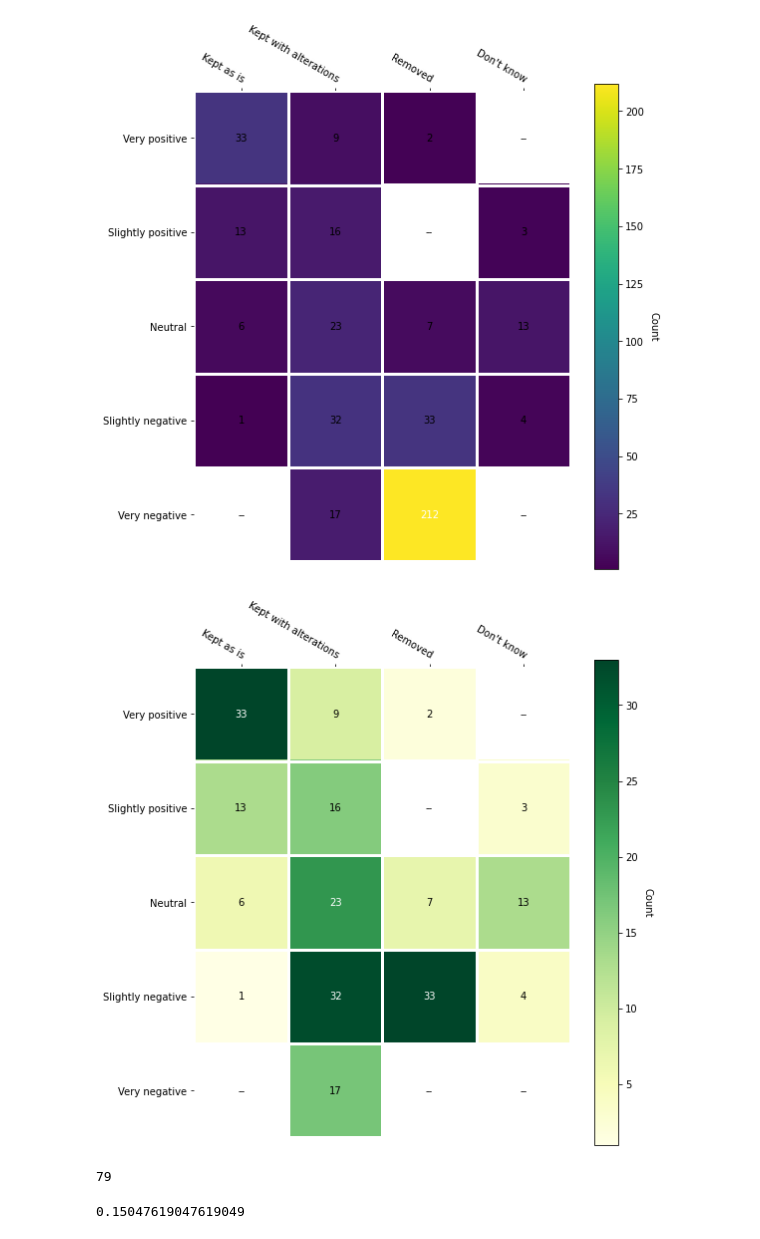
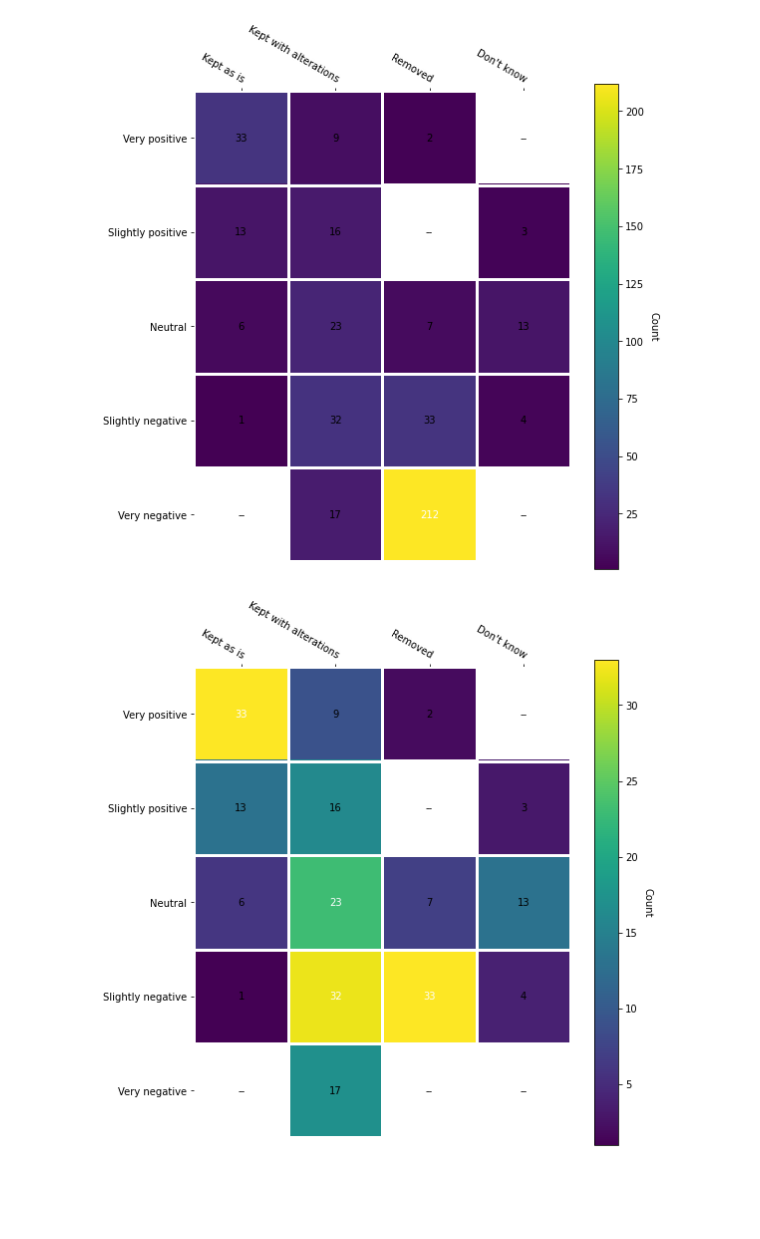
Before and after one commit to annarailton/littlemore_ltn_analysis, a Jupyter notebook: lpc_ltn_analysis.ipynb, the cells around one changed output. Drawn from its saved outputs; the diff is of its cells as text; code cells hidden in the pictures; blank space fills up the shorter version.

```diff
--- a/lpc_ltn_analysis.ipynb
+++ b/lpc_ltn_analysis.ipynb
@@ -724,7 +786,5 @@ Here we are going to ignore the 15\% of respondants that did not answer this que
 # %%
-df["school_run_drive"] = (
-    df["3_drive_reasons"].str.contains("School run").fillna(value=False)
-)
+df["school_run_drive"] = df["3_drive_reasons"].str.contains("School run").fillna(value=False)
 # %%
 df["school_run_drive"].value_counts()
 # %% [output]
@@ -733,10 +793,7 @@ True     104
 Name: school_run_drive, dtype: int64
 # %%
 qu4_results = {
-    "All": df["4_ltn_impact"]
-    .value_counts(dropna=True, normalize=True)
-    .sort_index()
-    .tolist()
+    "All": df["4_ltn_impact"].value_counts(dropna=True, normalize=True).sort_index().tolist()
 }
 qu4_results = {k: list(map(lambda x: x * 100, v)) for k, v in qu4_results.items()}
 qu4_results
@@ -1079,0 +1172,12 @@ plt.show()
+# %%
+conditions = [
+    (df["5_liddell_road"] == "Agree") & (df["5_beauchamp_lane"] == "Agree") & (df["5_mayfair_road"] == "Agree") & (df["5_church_hill_road"] == "Agree") & (df["5_bartholomew_road"] == "Agree") & (df["5_littlemore_road"] == "Agree"),
+    (df["5_liddell_road"] == "Change") & (df["5_beauchamp_lane"] == "Change") & (df["5_mayfair_road"] == "Change") & (df["5_church_hill_road"] == "Change") & (df["5_bartholomew_road"] == "Change") & (df["5_littlemore_road"] == "Change"),
+    (df["5_liddell_road"] == "Remove") & (df["5_beauchamp_lane"] == "Remove") & (df["5_mayfair_road"] == "Remove") & (df["5_church_hill_road"] == "Remove") & (df["5_bartholomew_road"] == "Remove") & (df["5_littlemore_road"] == "Remove"),
+    (df["5_liddell_road"] == "No opinion") & (df["5_beauchamp_lane"] == "No opinion") & (df["5_mayfair_road"] == "No opinion") & (df["5_church_hill_road"] == "No opinion") & (df["5_bartholomew_road"] == "No opinion") & (df["5_littlemore_road"] == "No opinion"),
+]
+values = ["Agree", "Change", "Remove", "No opinion"]
+df["5_nuance"] = np.select(conditions, values)
+df["5_nuance"].value_counts(
+    dropna=False, normalize=True
+)
@@ -1165,6 +1277,7 @@ pivot_table_heatplot(pivot_table)
 # %%
 # These two functions are from https://matplotlib.org/stable/gallery/images_contours_and_fields/image_annotated_heatmap.html#sphx-glr-gallery-images-contours-and-fields-image-annotated-heatmap-py
 import matplotlib
+
 
 def heatmap(data, row_labels, col_labels, ax=None, cbar_kw={}, cbarlabel="", **kwargs):
     """
@@ -1224,12 +1337,7 @@ def heatmap(data, row_labels, col_labels, ax=None, cbar_kw={}, cbarlabel="", **k
 
 
 def annotate_heatmap(
-    im,
-    data=None,
-    valfmt="{x:.2f}",
-    textcolors=("black", "white"),
-    threshold=None,
-    **textkw
+    im, data=None, valfmt="{x:.2f}", textcolors=("black", "white"), threshold=None, **textkw
 ):
     """
     A function to annotate a heatmap.
@@ -1302,27 +1407,15 @@ plt.show()
 # %%
 # Try dropping the `Very negative` and `Removed` box as it's washing out everything else
 pivot_table.loc["Very negative", "Removed"] = np.nan
 
 fig, ax = plt.subplots(figsize=(8, 8))
 
 im, cbar = heatmap(
-    pivot_table,
-    pivot_table.index.tolist(),
-    pivot_table.columns.tolist(),
-    ax=ax,
-    cmap="YlGn",
-    cbarlabel="Count")
+    pivot_table, pivot_table.index.tolist(), pivot_table.columns.tolist(), ax=ax, cbarlabel="Count"
+)
 texts = annotate_heatmap(im, valfmt="{x:.0f}")
 
 fig.tight_layout()
 plt.show()
 # %% [output]
-[figure, old version]
+[figure, new version]
-# %%
-df['4_ltn_impact'].isna().astype(int).sum()
-# %% [output]
-79
-# %%
-79/525
-# %% [output]
-0.15047619047619049
```
Also changed, not shown: parts of 29 cells of this notebook, 2 other files.
